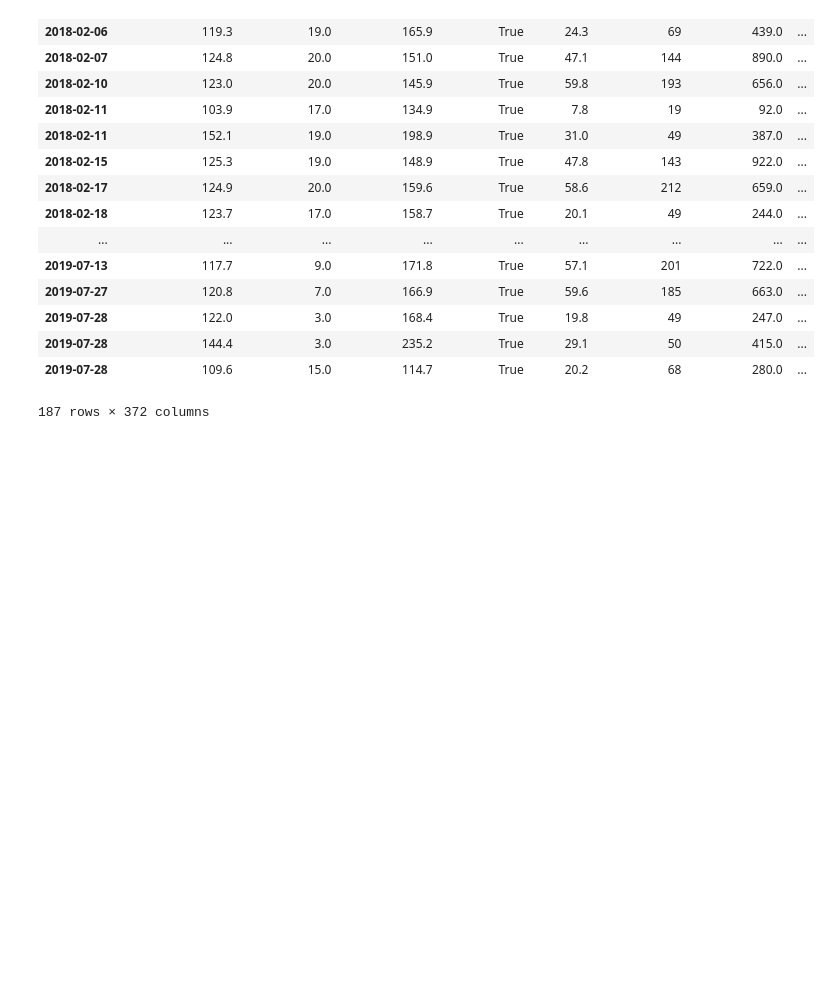
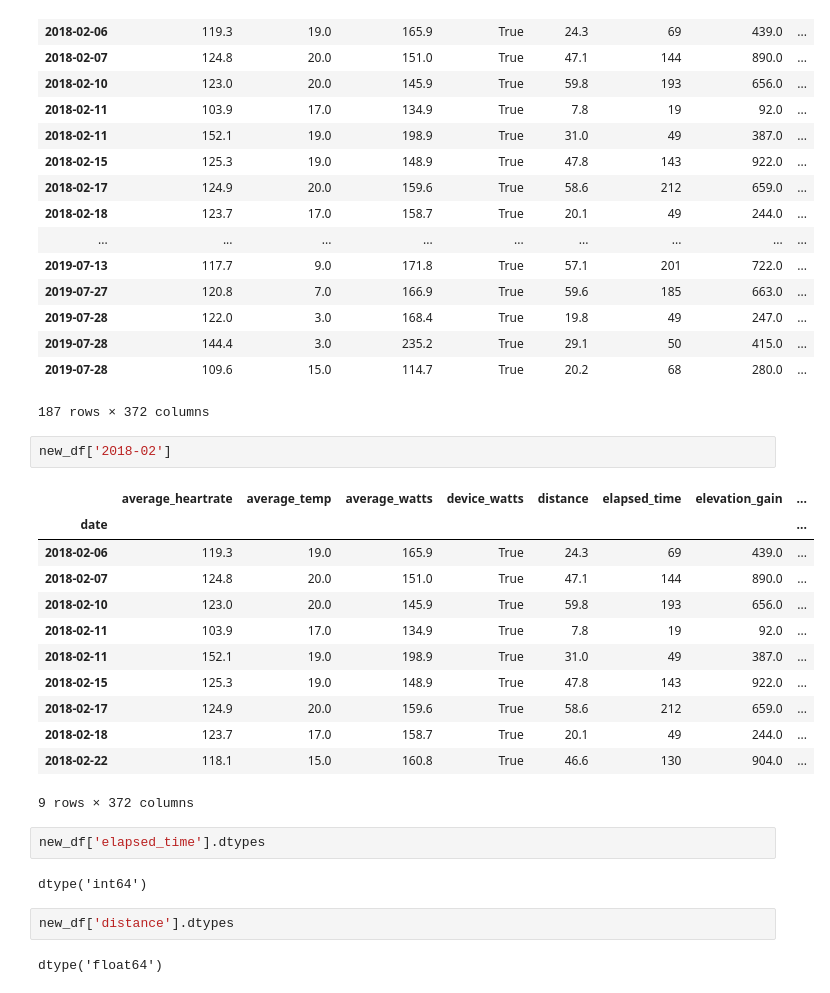
Before and after one commit to arianaroz/comp257-portfolio-2019, a Jupyter notebook: Portfolio 1.ipynb, the cells around one changed output. Saved outputs shown, nothing was run; the diff lists cells and outputs as text; blank space fills up the shorter version.

```diff
--- a/Portfolio 1.ipynb
+++ b/Portfolio 1.ipynb
@@ -337,3 +364,26 @@ new_df
 | 2019-07-28 | 144.4 | 3.0 | 235.2 | True | 29.1 | 50 | 415.0 | ... |
 | 2019-07-28 | 109.6 | 15.0 | 114.7 | True | 20.2 | 68 | 280.0 | ... |
 187 rows × 372 columns
+# %%
+new_df['2018-02']
+# %% [output]
+|  | average_heartrate | average_temp | average_watts | device_watts | distance | elapsed_time | elevation_gain | ... |
+| date |  |  |  |  |  |  |  | ... |
+| 2018-02-06 | 119.3 | 19.0 | 165.9 | True | 24.3 | 69 | 439.0 | ... |
+| 2018-02-07 | 124.8 | 20.0 | 151.0 | True | 47.1 | 144 | 890.0 | ... |
+| 2018-02-10 | 123.0 | 20.0 | 145.9 | True | 59.8 | 193 | 656.0 | ... |
+| 2018-02-11 | 103.9 | 17.0 | 134.9 | True | 7.8 | 19 | 92.0 | ... |
+| 2018-02-11 | 152.1 | 19.0 | 198.9 | True | 31.0 | 49 | 387.0 | ... |
+| 2018-02-15 | 125.3 | 19.0 | 148.9 | True | 47.8 | 143 | 922.0 | ... |
+| 2018-02-17 | 124.9 | 20.0 | 159.6 | True | 58.6 | 212 | 659.0 | ... |
+| 2018-02-18 | 123.7 | 17.0 | 158.7 | True | 20.1 | 49 | 244.0 | ... |
+| 2018-02-22 | 118.1 | 15.0 | 160.8 | True | 46.6 | 130 | 904.0 | ... |
+9 rows × 372 columns
+# %%
+new_df['elapsed_time'].dtypes
+# %% [output]
+dtype('int64')
+# %%
+new_df['distance'].dtypes
+# %% [output]
+dtype('float64')
```
Also changed, not shown: parts of 12 cells of this notebook.
